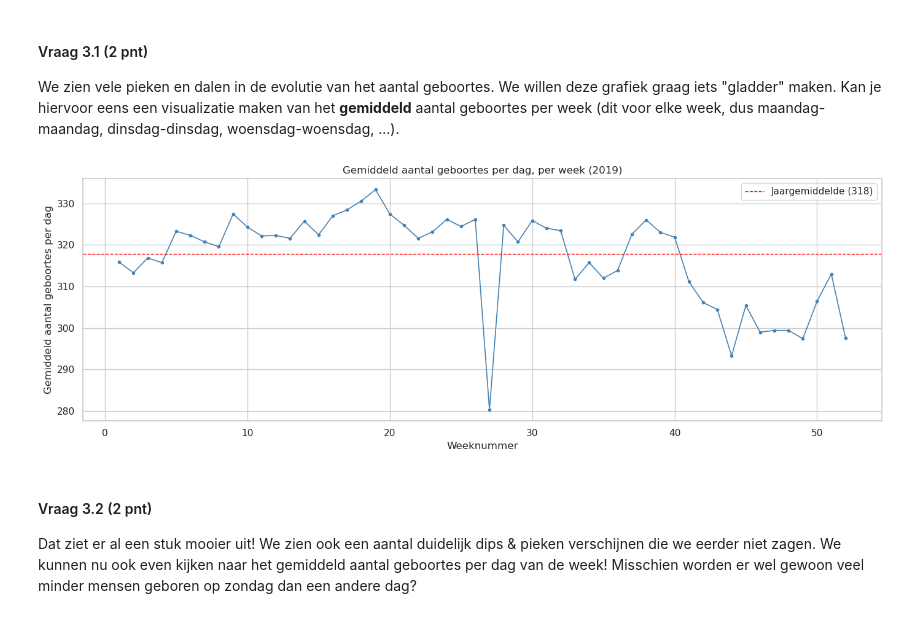
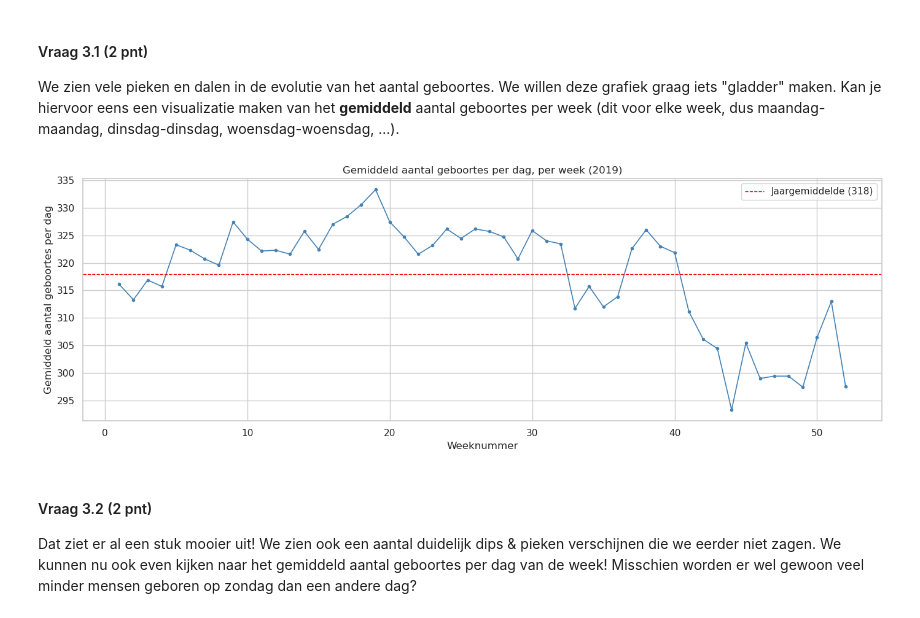
Before and after one commit to pascal-delannoye/opgave-examen, a Jupyter notebook: opgave_v2.ipynb, the cells around one changed output. Cells and saved outputs as stored; diff of their text form; code cells hidden in the pictures.

Commit message:
Add mean value for outliers per day

```diff
--- a/opgave_v2.ipynb
+++ b/opgave_v2.ipynb
@@ -241,6 +250,11 @@ print(f"df_births_clean: {len(df_births_clean)} rijen over")
 # Hermaak de figuur uit Vraag 1
 births_per_day_clean = df_births_clean.groupby("dag_van_jaar").size()
 mean_clean = births_per_day_clean.mean()
+# De extreme dagen te vervangen door het gemiddelde
+for day in extreme_dates:
+    births_per_day_clean[day.dayofyear] = mean_clean
+births_per_day_clean = births_per_day_clean.sort_index()
+
 
 fig, ax = plt.subplots(figsize=(14, 5))
 ax.plot(births_per_day_clean.index, births_per_day_clean.values, linewidth=0.8, color='steelblue')
@@ -299,21 +313,21 @@ result
 We zien vele pieken en dalen in de evolutie van het aantal geboortes. We willen deze grafiek graag iets "gladder" maken. Kan je hiervoor eens een visualizatie maken van het **gemiddeld** aantal geboortes per week (dit voor elke week, dus maandag-maandag, dinsdag-dinsdag, woensdag-woensdag, ...).
 # %%
 # Week = groep van 7 opeenvolgende dagen (ISO week)
-df_births_clean['week'] = df_births_clean['date'].dt.isocalendar().week.astype(int)
-births_per_week = df_births_clean.groupby('week').size()
-avg_per_week = births_per_week / 7  # gemiddeld per dag per week
+dates = pd.to_datetime('2019-01-01') + pd.to_timedelta(births_per_day_clean.index - 1, unit='D')
+week_numbers = dates.isocalendar().week.astype(int)
+avg_per_week = births_per_day_clean.groupby(week_numbers.values).mean()
 
 fig, ax = plt.subplots(figsize=(14, 5))
 ax.plot(avg_per_week.index, avg_per_week.values, linewidth=1.2, color='steelblue', marker='o', markersize=3)
 ax.axhline(births_per_day_clean.mean(), color='red', linestyle='--', linewidth=1, label=f'Jaargemiddelde ({births_per_day_clean.mean():.0f})')
 ax.set_xlabel("Weeknummer")
 ax.set_ylabel("Gemiddeld aantal geboortes per dag")
 ax.set_title("Gemiddeld aantal geboortes per dag, per week (2019)")
 ax.legend()
 plt.tight_layout()
 plt.show()
 # %% [output]
-[figure, old version]
+[figure, new version]
 # %% [markdown]
 #### Vraag 3.2 (2 pnt)
 Dat ziet er al een stuk mooier uit!  We zien ook een aantal duidelijk dips & pieken verschijnen die we eerder niet zagen. We kunnen nu ook even kijken naar het gemiddeld aantal geboortes per dag van de week! Misschien worden er wel gewoon veel minder mensen geboren op zondag dan een andere dag?
```
Also changed, not shown: parts of 2 cells of this notebook.
